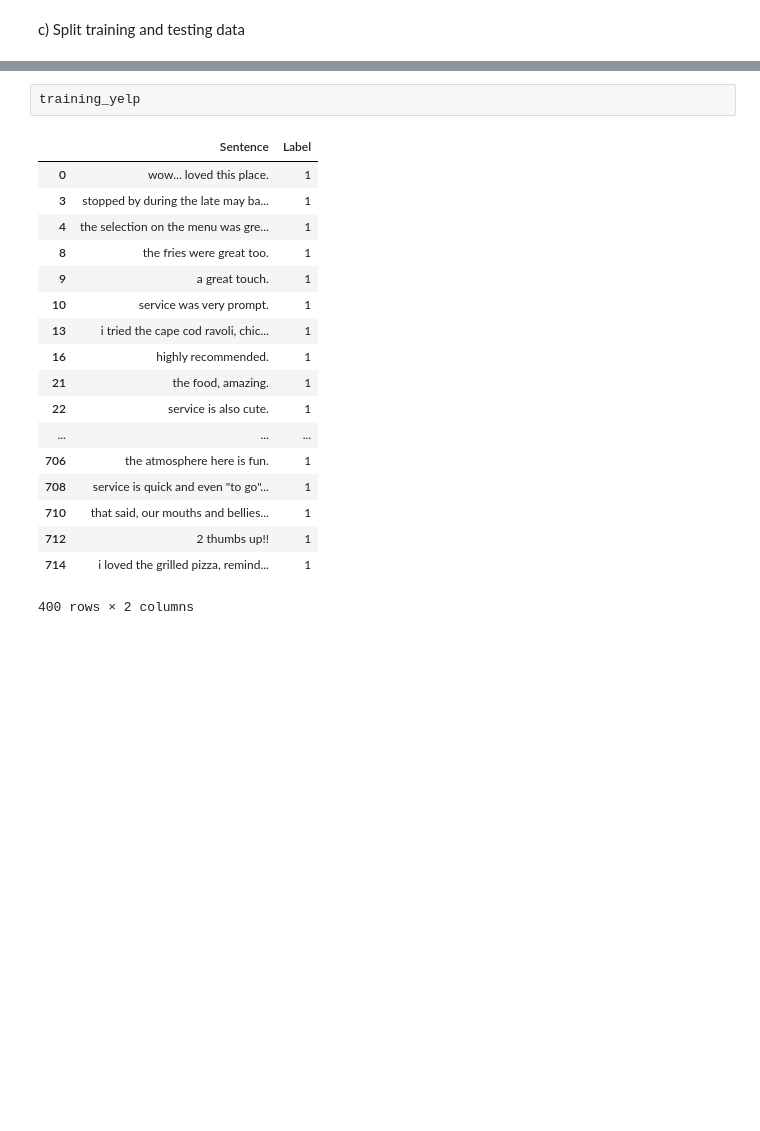
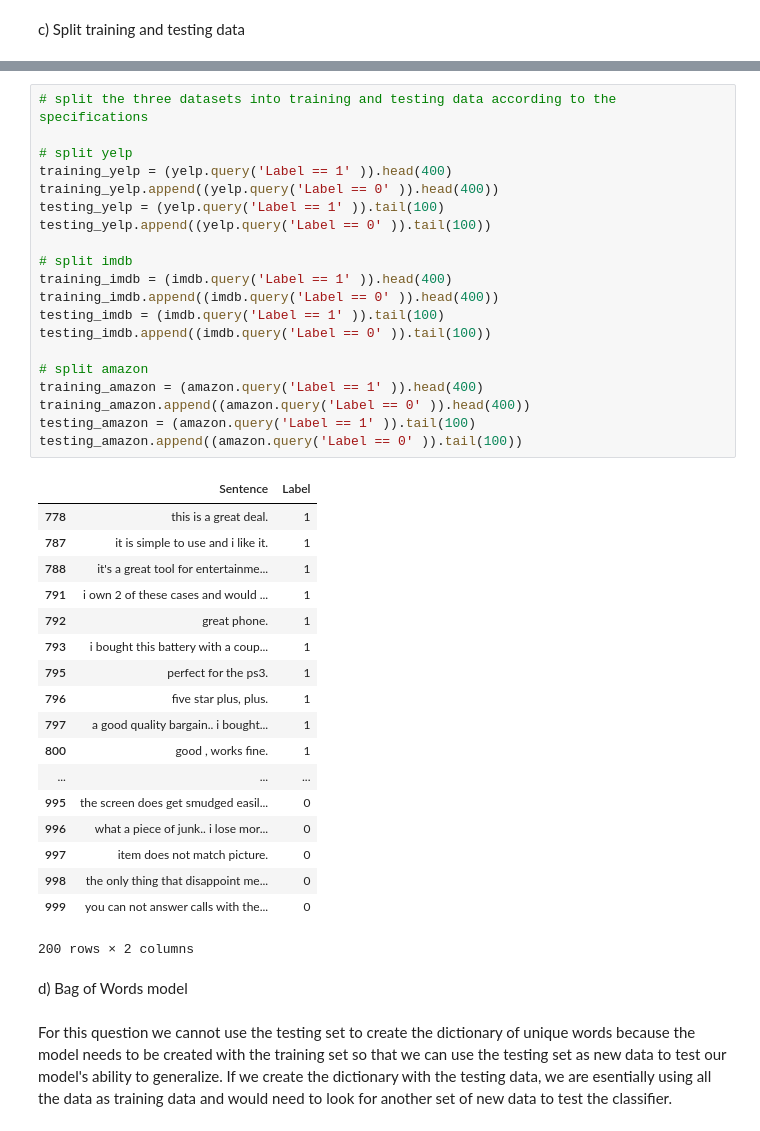
Before and after one commit to simirajpal/Applied-Machine-Learning, a Jupyter notebook: Assignment_3/Homework3_Code.ipynb, the cells around one changed output, grey strips where cells are left out. Cells and saved outputs as stored; diff of their text form; blank space fills up the shorter version.

```diff
--- a/Assignment_3/Homework3_Code.ipynb
+++ b/Assignment_3/Homework3_Code.ipynb
@@ -125,21 +117,43 @@ testing_yelp.append((yelp.query('Label == 0' )).tail(100))
-# %%
-training_yelp
-# %% [output]
-|  | Sentence | Label |
-| 0 | wow... loved this place. | 1 |
-| 3 | stopped by during the late may ba... | 1 |
-| 4 | the selection on the menu was gre... | 1 |
-| 8 | the fries were great too. | 1 |
-| 9 | a great touch. | 1 |
-| 10 | service was very prompt. | 1 |
-| 13 | i tried the cape cod ravoli, chic... | 1 |
-| 16 | highly recommended. | 1 |
-| 21 | the food, amazing. | 1 |
-| 22 | service is also cute. | 1 |
-| ... | ... | ... |
-| 706 | the atmosphere here is fun. | 1 |
-| 708 | service is quick and even "to go"... | 1 |
-| 710 | that said, our mouths and bellies... | 1 |
-| 712 | 2 thumbs up!! | 1 |
-| 714 | i loved the grilled pizza, remind... | 1 |
-400 rows × 2 columns
+# %%
+# split the three datasets into training and testing data according to the specifications
+
+# split yelp
+training_yelp = (yelp.query('Label == 1' )).head(400)
+training_yelp.append((yelp.query('Label == 0' )).head(400))
+testing_yelp = (yelp.query('Label == 1' )).tail(100)
+testing_yelp.append((yelp.query('Label == 0' )).tail(100))
+
+# split imdb
+training_imdb = (imdb.query('Label == 1' )).head(400)
+training_imdb.append((imdb.query('Label == 0' )).head(400))
+testing_imdb = (imdb.query('Label == 1' )).tail(100)
+testing_imdb.append((imdb.query('Label == 0' )).tail(100))
+
+# split amazon
+training_amazon = (amazon.query('Label == 1' )).head(400)
+training_amazon.append((amazon.query('Label == 0' )).head(400))
+testing_amazon = (amazon.query('Label == 1' )).tail(100)
+testing_amazon.append((amazon.query('Label == 0' )).tail(100))
+# %% [output]
+|  | Sentence | Label |
+| 778 | this is a great deal. | 1 |
+| 787 | it is simple to use and i like it. | 1 |
+| 788 | it's a great tool for entertainme... | 1 |
+| 791 | i own 2 of these cases and would ... | 1 |
+| 792 | great phone. | 1 |
+| 793 | i bought this battery with a coup... | 1 |
+| 795 | perfect for the ps3. | 1 |
+| 796 | five star plus, plus. | 1 |
+| 797 | a good quality bargain.. i bought... | 1 |
+| 800 | good , works fine. | 1 |
+| ... | ... | ... |
+| 995 | the screen does get smudged easil... | 0 |
+| 996 | what a piece of junk.. i lose mor... | 0 |
+| 997 | item does not match picture. | 0 |
+| 998 | the only thing that disappoint me... | 0 |
+| 999 | you can not answer calls with the... | 0 |
+200 rows × 2 columns
+# %% [markdown]
+d) Bag of Words model
+# %% [markdown]
+For this question we cannot use the testing set to create the dictionary of unique words because the model needs to be created with the training set so that we can use the testing set as new data to test our model's ability to generalize. If we create the dictionary with the testing data, we are esentially using all the data as training data and would need to look for another set of new data to test the classifier.
```
Also changed, not shown: parts of 7 cells of this notebook.
